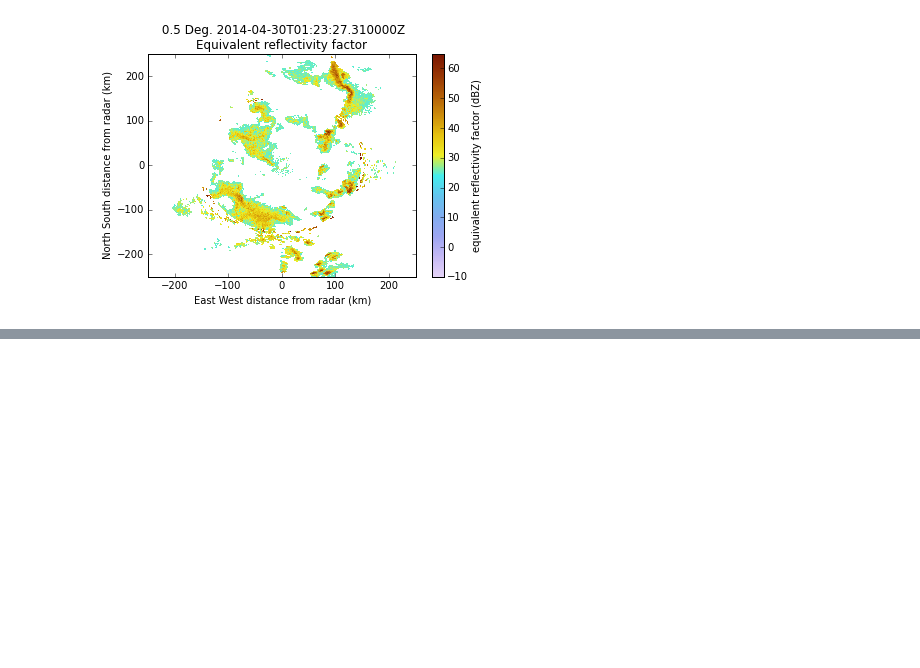
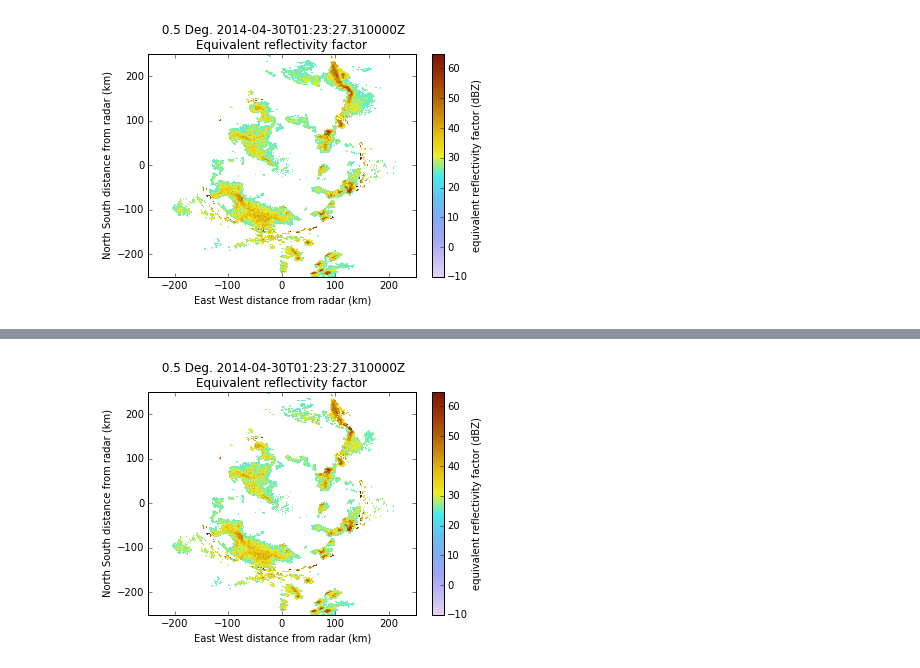
Before and after one commit to nguy/Notebooks, a Jupyter notebook: pyart_gatefilter_test.ipynb, the cells around one changed output, grey strips where cells are left out. Saved outputs shown, nothing was run; the diff lists cells and outputs as text; code cells hidden in the pictures; blank space fills up the shorter version.

```diff
--- a/pyart_gatefilter_test.ipynb
+++ b/pyart_gatefilter_test.ipynb
@@ -75,0 +93,5 @@ d2.set_limits((-250., 250), (-250, 250))
+# %%
+d2.plot('reflectivity', 1, cmap='pyart_LangRainbow12', gatefilter=gatefilter, vmin=-10., vmax=65.)
+d2.set_limits((-250., 250), (-250,250))
+# %% [output]
+[figure, added]
```
Also changed, not shown: parts of 4 cells of this notebook.
